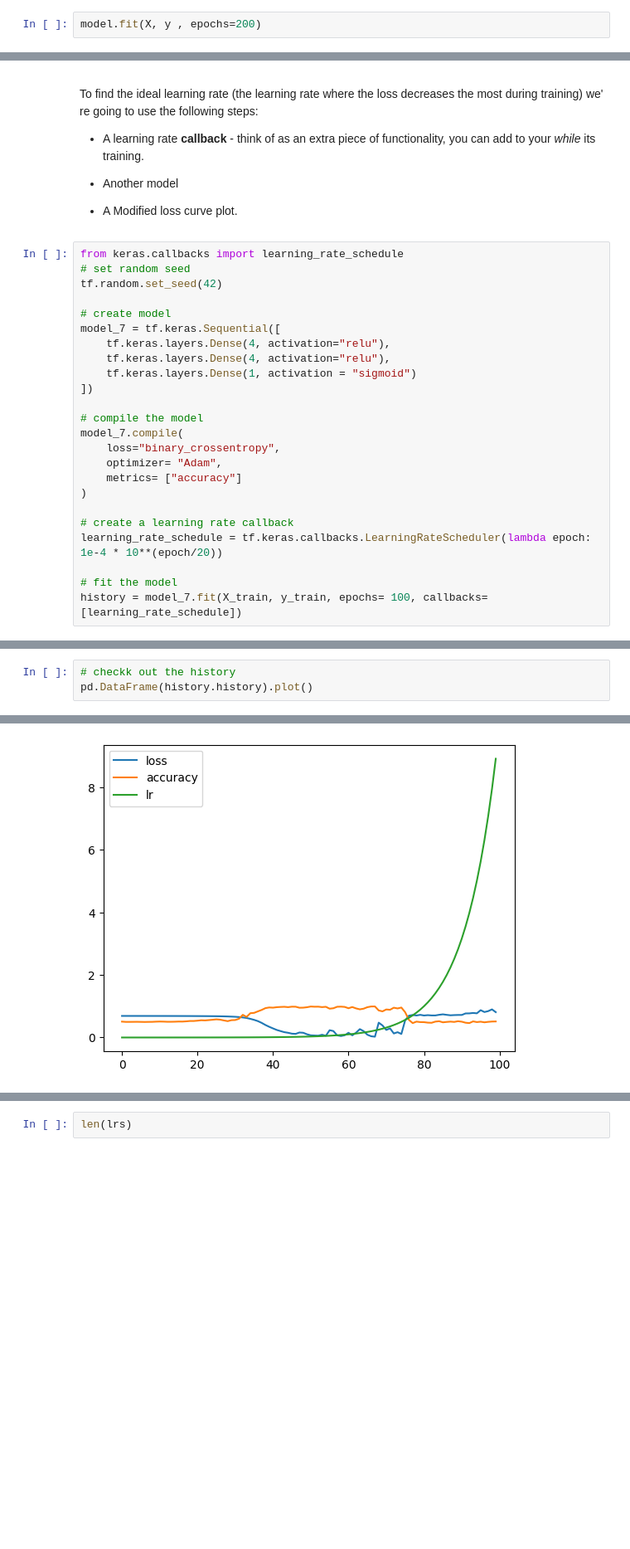
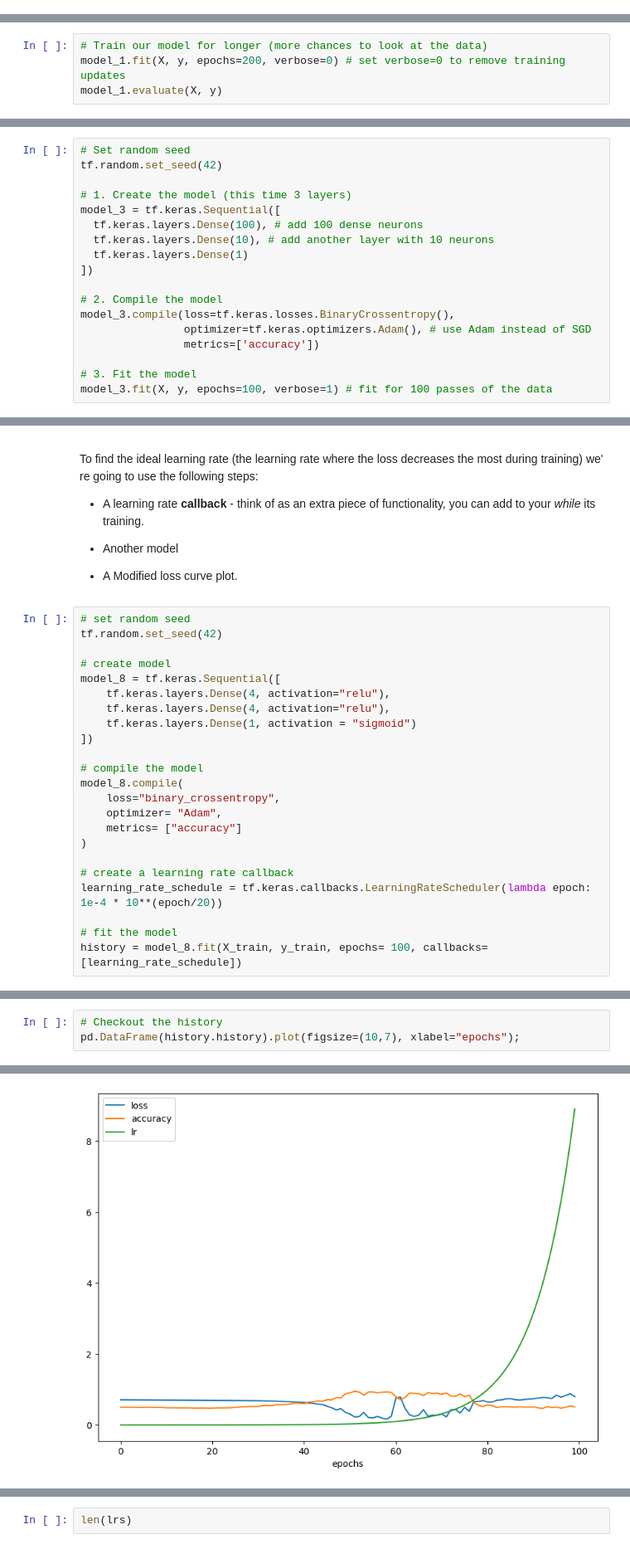
Before and after one commit to kishan5111/Deep_Learning_Vault, a Jupyter notebook: notebooks/tensorflow_course/04_neural_network_classification.ipynb, the cells around one changed output, grey strips where cells are left out. Shown at 83% size. Cells and saved outputs as stored; diff of their text form; blank space fills up the shorter version.

```diff
--- a/notebooks/tensorflow_course/04_neural_network_classification.ipynb
+++ b/notebooks/tensorflow_course/04_neural_network_classification.ipynb
@@ -132,2 +134,0 @@ Epoch 100/100
-# %%
-model.fit(X, y , epochs=200)
@@ -192,0 +175,4 @@ Epoch 100/100
+# %%
+# Train our model for longer (more chances to look at the data)
+model_1.fit(X, y, epochs=200, verbose=0) # set verbose=0 to remove training updates
+model_1.evaluate(X, y)
@@ -236,0 +241,18 @@ model_2.evaluate(X,y)
+# %%
+# Set random seed
+tf.random.set_seed(42)
+
+# 1. Create the model (this time 3 layers)
+model_3 = tf.keras.Sequential([
+  tf.keras.layers.Dense(100), # add 100 dense neurons
+  tf.keras.layers.Dense(10), # add another layer with 10 neurons
+  tf.keras.layers.Dense(1)
+])
+
+# 2. Compile the model
+model_3.compile(loss=tf.keras.losses.BinaryCrossentropy(),
+                optimizer=tf.keras.optimizers.Adam(), # use Adam instead of SGD
+                metrics=['accuracy'])
+
+# 3. Fit the model
+model_3.fit(X, y, epochs=100, verbose=1) # fit for 100 passes of the data
@@ -656,19 +767,18 @@ To find the ideal learning rate (the learning rate where the loss decreases the
 
 * A Modified loss curve plot.
 # %%
-from keras.callbacks import learning_rate_schedule
 # set random seed
 tf.random.set_seed(42)
 
 # create model
-model_7 = tf.keras.Sequential([
+model_8 = tf.keras.Sequential([
     tf.keras.layers.Dense(4, activation="relu"),
     tf.keras.layers.Dense(4, activation="relu"),
     tf.keras.layers.Dense(1, activation = "sigmoid")
 ])
 
 # compile the model
-model_7.compile(
+model_8.compile(
     loss="binary_crossentropy",
     optimizer= "Adam",
     metrics= ["accuracy"]
@@ -678,6 +788,6 @@ model_7.compile(
 learning_rate_schedule = tf.keras.callbacks.LearningRateScheduler(lambda epoch: 1e-4 * 10**(epoch/20))
 
 # fit the model
-history = model_7.fit(X_train, y_train, epochs= 100, callbacks=[learning_rate_schedule])
+history = model_8.fit(X_train, y_train, epochs= 100, callbacks=[learning_rate_schedule])
 # %% [output]
 Epoch 1/100
@@ -700,4 +810,4 @@ Epoch 100/100
 # %%
-# checkk out the history
-pd.DataFrame(history.history).plot()
+# Checkout the history
+pd.DataFrame(history.history).plot(figsize=(10,7), xlabel="epochs");
 # %% [output]
@@ -705,4 +814,4 @@ pd.DataFrame(history.history).plot()
-[figure, old version]
+[figure, new version]
 # %%
 # plot the learning rate vs the loss
 lrs = 1e-4 * (10 ** (tf.range(100)/(20)))
```
Also changed, not shown: parts of 80 cells of this notebook.
